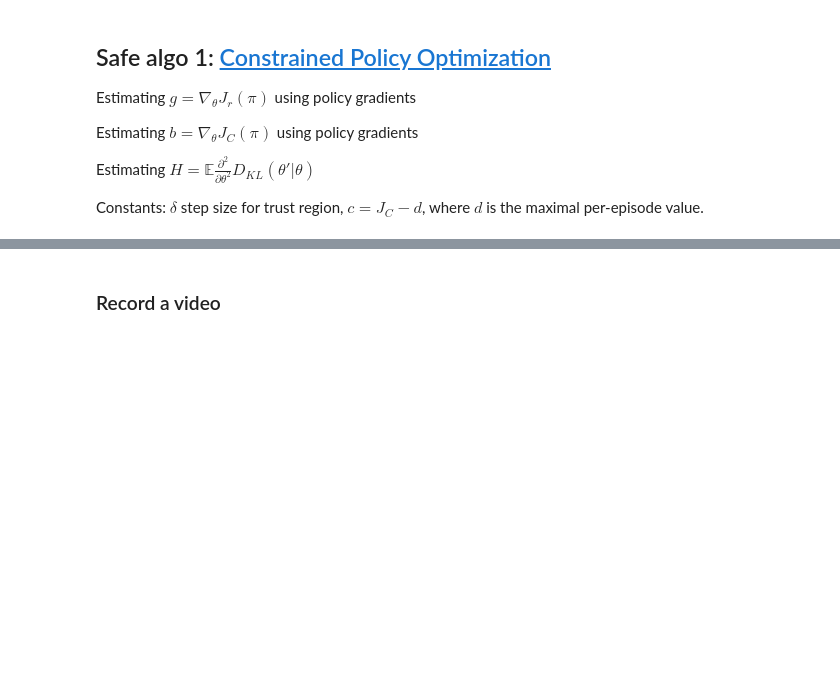
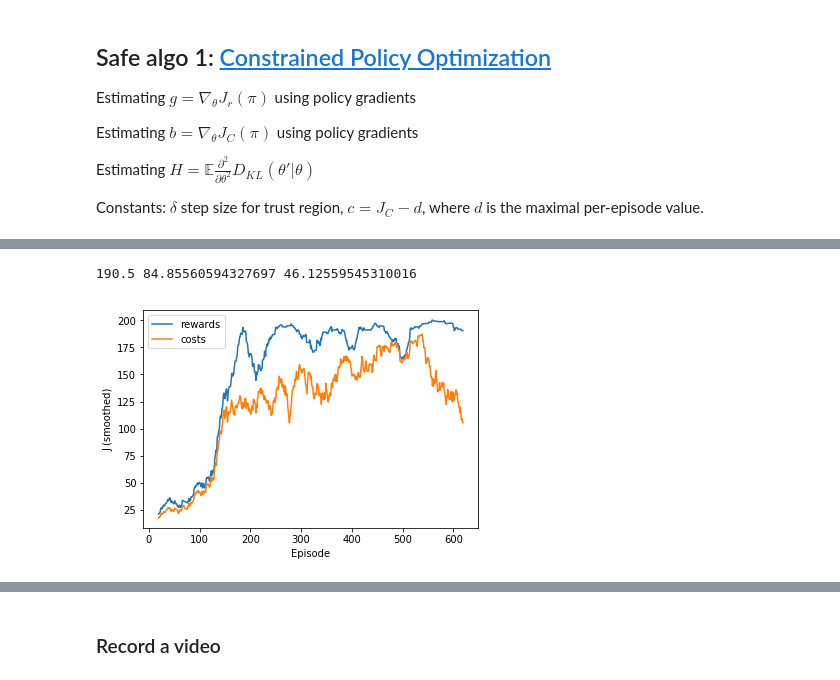
Before and after one commit to sergeivolodin/SafeContinuousStateRL, a Jupyter notebook: cartpole_safety_cpo.ipynb, the cells around one changed output, grey strips where cells are left out. Drawn from its saved outputs; the diff is of its cells as text; code cells hidden in the pictures; blank space fills up the shorter version.

```diff
--- a/cartpole_safety_cpo.ipynb
+++ b/cartpole_safety_cpo.ipynb
@@ -408,5 +426,3 @@ def average_HbgLRC(repetitions = 10):
 def average_gLRC(repetitions = 10):
     values = zip(*[get_gLRC() for _ in range(repetitions)])
     return [np.mean(x, axis = 0) for x in values]
-# %%
-H_, b_, g_, L, R, C = average_HbgLRC(10)
@@ -418,5 +429,45 @@ sess.run(init)
+# %%
+def plot_rc():
+    """ Plot reward/cost """
+    r, c = all_rewards, all_costs
+
+    def rmean(t, W = 20):
+        """ Rolling mean """
+        return pd.DataFrame(t).rolling(W).mean()
+
+    r, c = rmean(r), rmean(c)
+
+    plt.figure()
+    plt.xlabel('Episode')
+    plt.ylabel('J (smoothed)')
+    plt.plot(r, label = 'rewards')
+    plt.plot(c, label = 'costs')
+    plt.legend()
+    plt.show()
 # %%
-for _ in tqdm(range(100)):
-    H_, b_, g_, L, J_R, J_C = average_HbgLRC(repetitions = 20)
+def run_cpo(d = 200, iterations = 30, repetitions = 20):
+    """ Run CPO algorithm with J_c <= d """
+    init = tf.global_variables_initializer()
+    sess.run(init)
+
+    global all_rewards, all_costs
+    all_rewards = []
+    all_costs = []
+
+    # train
+    for _ in tqdm(range(iterations)):
+        H_, b_, g_, L, J_R, J_C = average_HbgLRC(repetitions = repetitions)
+        #print(L, J_R, J_C)
+        solve_CPO(H_, b_, g_, L, J_R, J_C, delta = 0.01, d = d, H_lambda = 0.01)
+
+    # evaluate
+    H_, b_, g_, L, J_R, J_C = average_HbgLRC(repetitions = repetitions)
     print(L, J_R, J_C)
-    solve_CPO(H_, b_, g_, L, J_R, J_C, delta = 0.001, d = 20, H_lambda = 0.01)
+
+    # plot rewards/costs
+    plot_rc()
+# %%
+run_cpo(d = 200)
+# %% [output]
+190.5 84.85560594327697 46.12559545310016
+[figure, added]
```
Also changed, not shown: parts of 16 cells of this notebook.
